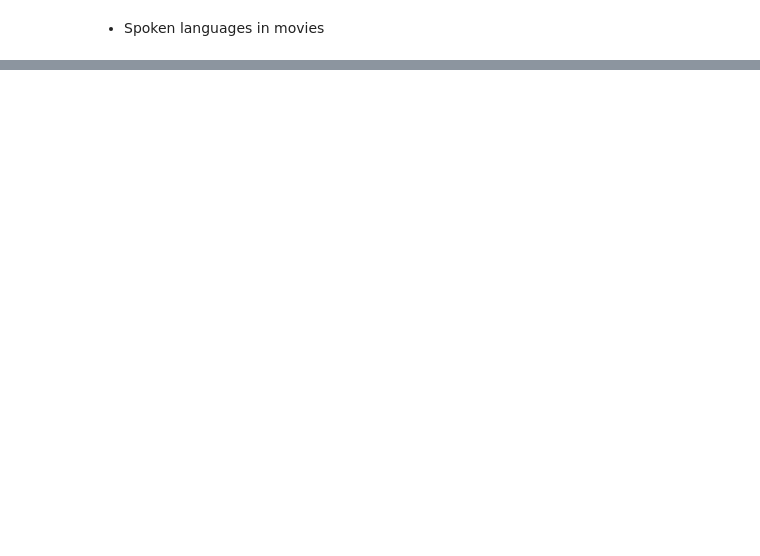
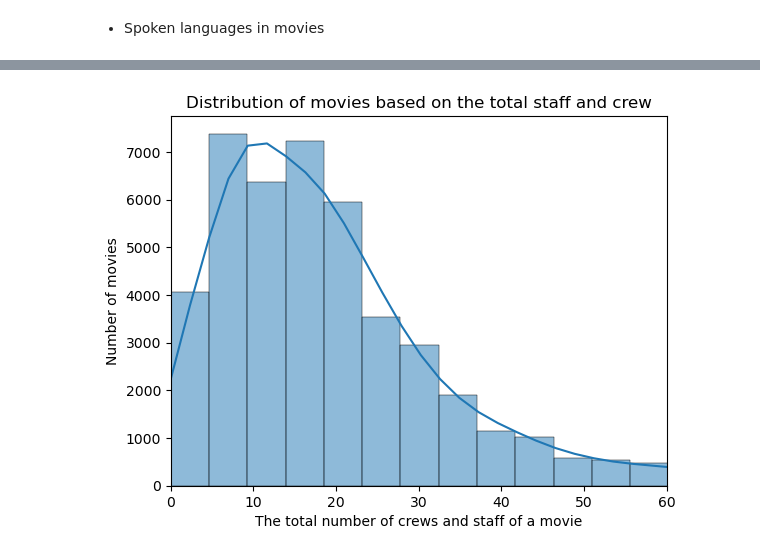
Before and after one commit to Duyduide/Movie-recommendation, a Jupyter notebook: notebooks/02_regression.ipynb, the cells around one changed output, grey strips where cells are left out. Saved outputs shown, nothing was run; the diff lists cells and outputs as text; code cells hidden in the pictures; blank space fills up the shorter version.

```diff
--- a/notebooks/02_regression.ipynb
+++ b/notebooks/02_regression.ipynb
@@ -130,0 +149,2 @@ meta_data_df['release_date'] = pd.to_datetime(meta_data_df['release_date'], erro
+# %%
+movies_df = pd.merge(meta_data_df, credits_df, on="id", how="left")
@@ -476,0 +568,10 @@ plt.show()
+# %%
+sns.histplot(data=movies_df, x="total_people", bins=100, kde=True)
+
+plt.xlim((0, 60))
+plt.xlabel("The total number of crews and staff of a movie")
+plt.ylabel("Number of movies")
+plt.title("Distribution of movies based on the total staff and crew")
+plt.show()
+# %% [output]
+[figure, added]
```
Also changed, not shown: parts of 32 cells of this notebook.
